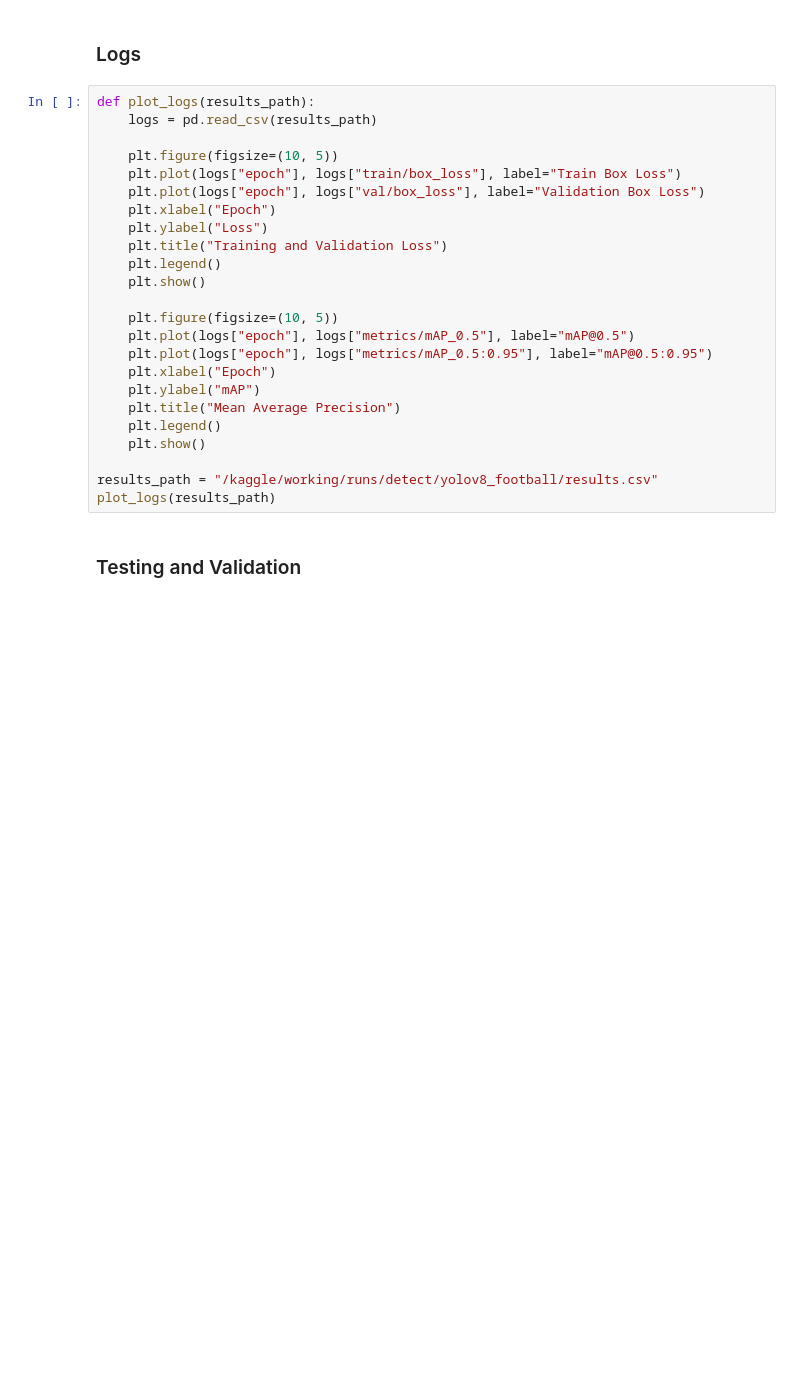
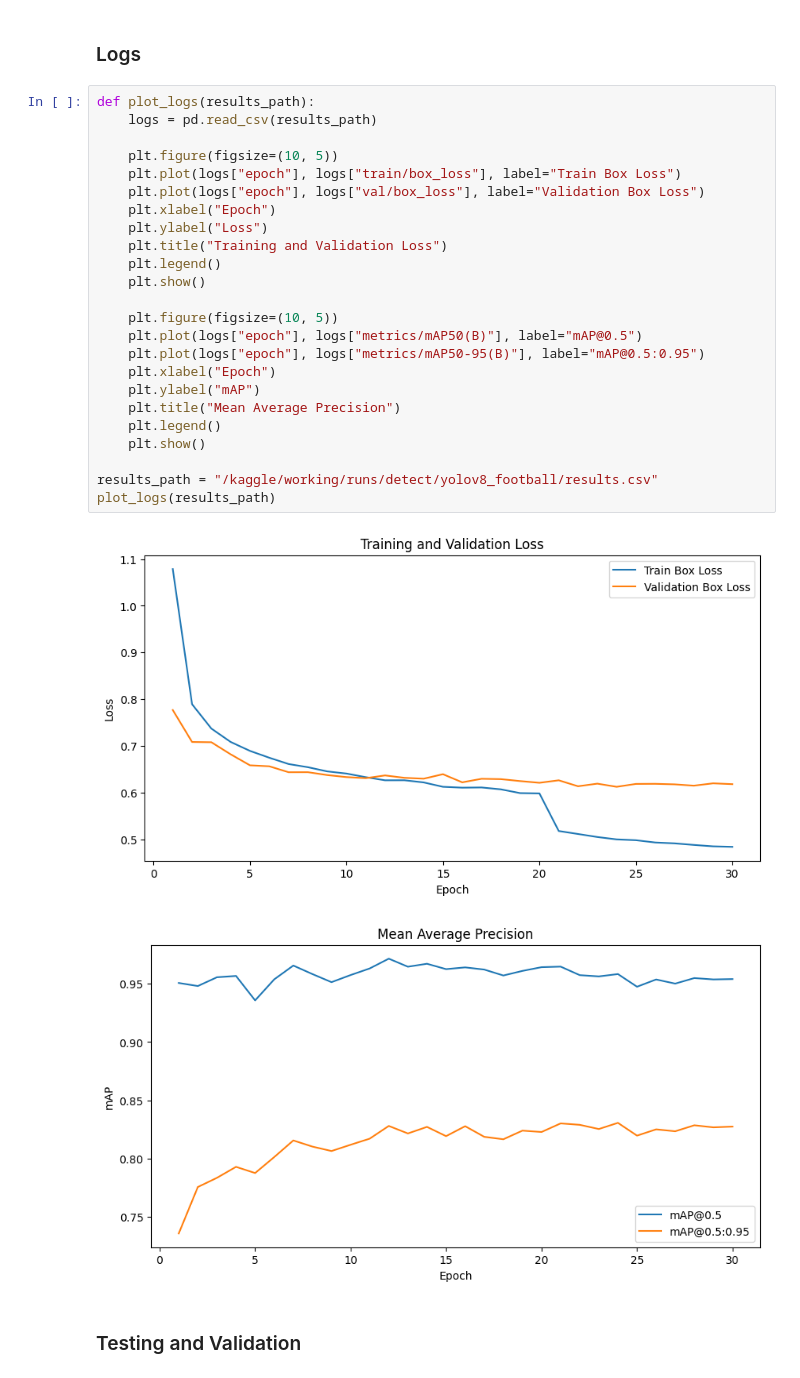
Before and after one commit to ParsaGhezelbash/Deep-Learning-Notebooks, a Jupyter notebook: Project/phase2.ipynb, the cells around one changed output. Saved outputs shown, nothing was run; the diff lists cells and outputs as text; blank space fills up the shorter version.

```diff
--- a/Project/phase2.ipynb
+++ b/Project/phase2.ipynb
@@ -163,26 +299,29 @@ results = model.train(
 # %%
 def plot_logs(results_path):
     logs = pd.read_csv(results_path)
 
     plt.figure(figsize=(10, 5))
     plt.plot(logs["epoch"], logs["train/box_loss"], label="Train Box Loss")
     plt.plot(logs["epoch"], logs["val/box_loss"], label="Validation Box Loss")
     plt.xlabel("Epoch")
     plt.ylabel("Loss")
     plt.title("Training and Validation Loss")
     plt.legend()
     plt.show()
 
     plt.figure(figsize=(10, 5))
-    plt.plot(logs["epoch"], logs["metrics/mAP_0.5"], label="mAP@0.5")
-    plt.plot(logs["epoch"], logs["metrics/mAP_0.5:0.95"], label="mAP@0.5:0.95")
+    plt.plot(logs["epoch"], logs["metrics/mAP50(B)"], label="mAP@0.5")
+    plt.plot(logs["epoch"], logs["metrics/mAP50-95(B)"], label="mAP@0.5:0.95")
     plt.xlabel("Epoch")
     plt.ylabel("mAP")
     plt.title("Mean Average Precision")
     plt.legend()
     plt.show()
 
 results_path = "/kaggle/working/runs/detect/yolov8_football/results.csv"
 plot_logs(results_path)
+# %% [output]
+[figure, added]
+[figure, added]
 # %% [markdown]
 ### Testing and Validation
```
Also changed, not shown: parts of 75 cells of this notebook, 1 other file.
